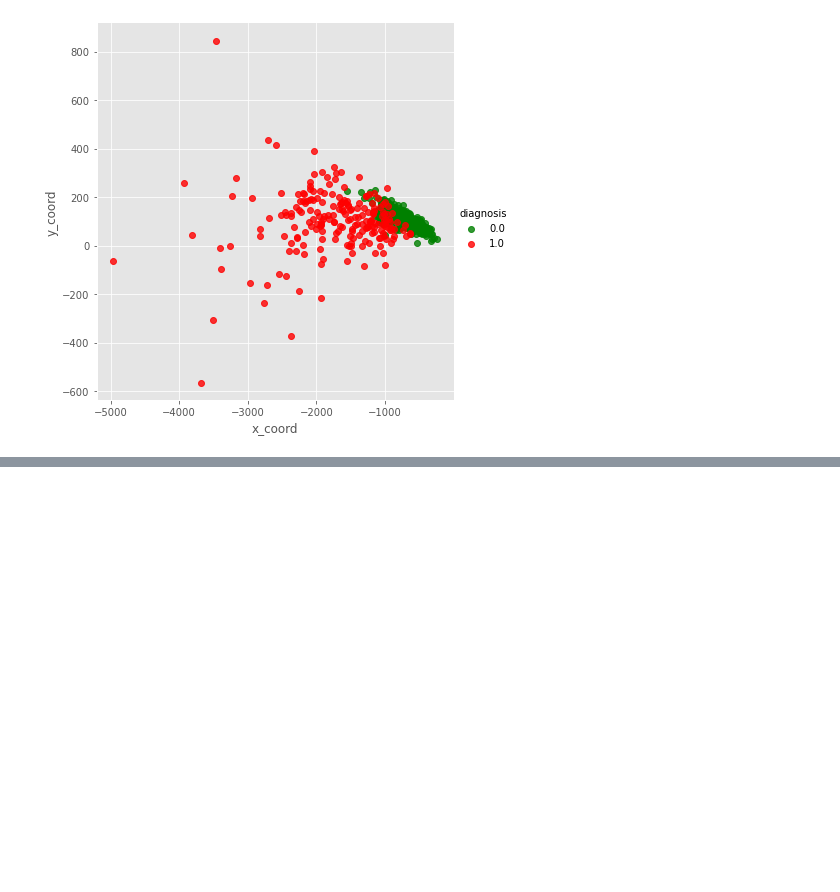
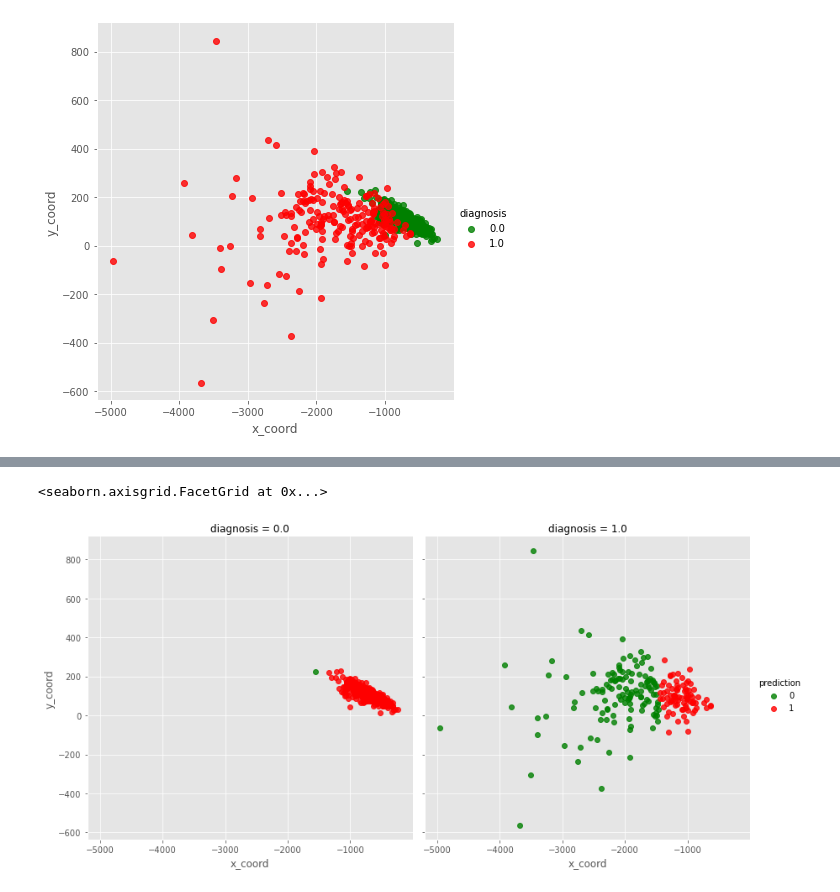
Before and after one commit to FirasDev/SUAS-Project-Spark-ML, a Jupyter notebook: BreastCancer_Spark_ML.ipynb, the cells around one changed output, grey strips where cells are left out. Drawn from its saved outputs; the diff is of its cells as text; code cells hidden in the pictures; blank space fills up the shorter version.

```diff
--- a/BreastCancer_Spark_ML.ipynb
+++ b/BreastCancer_Spark_ML.ipynb
@@ -363,0 +399,21 @@ IllegalArgumentException: label does not exist. Available: _c0, diagnosis, radiu
+# %%
+######## Kmeans clustering, join to the PCA set #########
+from numpy import array
+from math import sqrt
+from pyspark.ml.clustering import KMeans
+
+kmeans = KMeans(k=2,featuresCol='features')
+model = kmeans.fit(pca_result)
+centers = model.clusterCenters()
+kmeans_result = model.transform(pca_result).select('_c0','features','prediction')
+
+viz_df = pca_result.join(kmeans_result,on=['_c0','features'],how='inner')\
+                   .select('_c0','features','x_coord','y_coord','prediction','diagnosis')
+
+viz_df = viz_df.dropna(how='any',subset=['x_coord','y_coord']).toPandas()
+
+sns.lmplot(x='x_coord',y='y_coord',hue='prediction',col='diagnosis',data=viz_df,
+           fit_reg=False,palette={1:'red',0:'green'},size=6,aspect=1)
+# %% [output]
+<seaborn.axisgrid.FacetGrid at 0x...>
+[figure, added]
```
Also changed, not shown: parts of 6 cells of this notebook.
